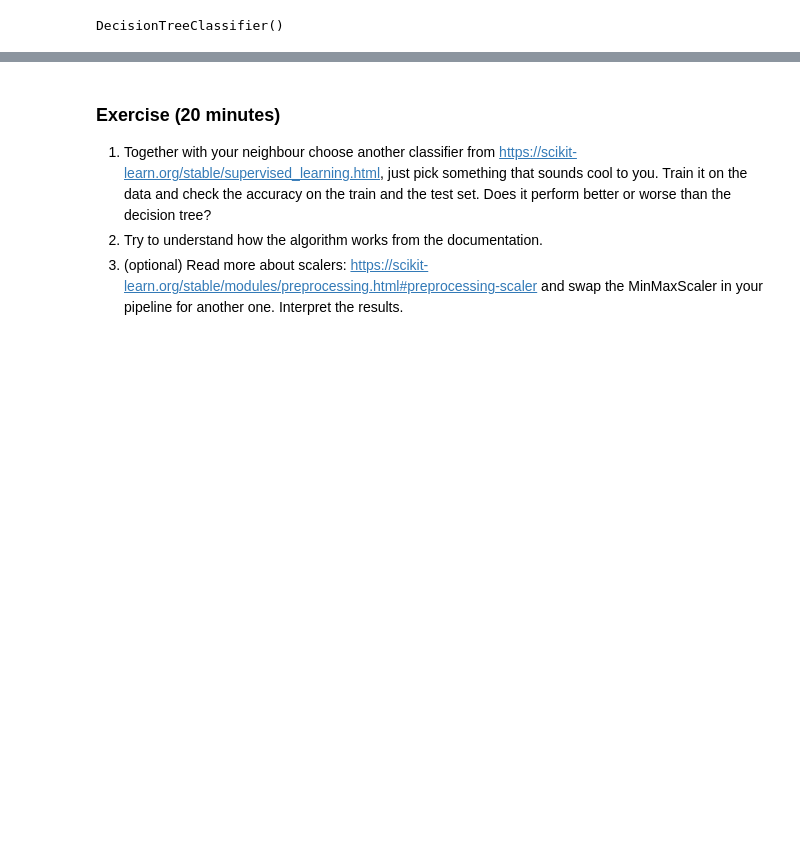
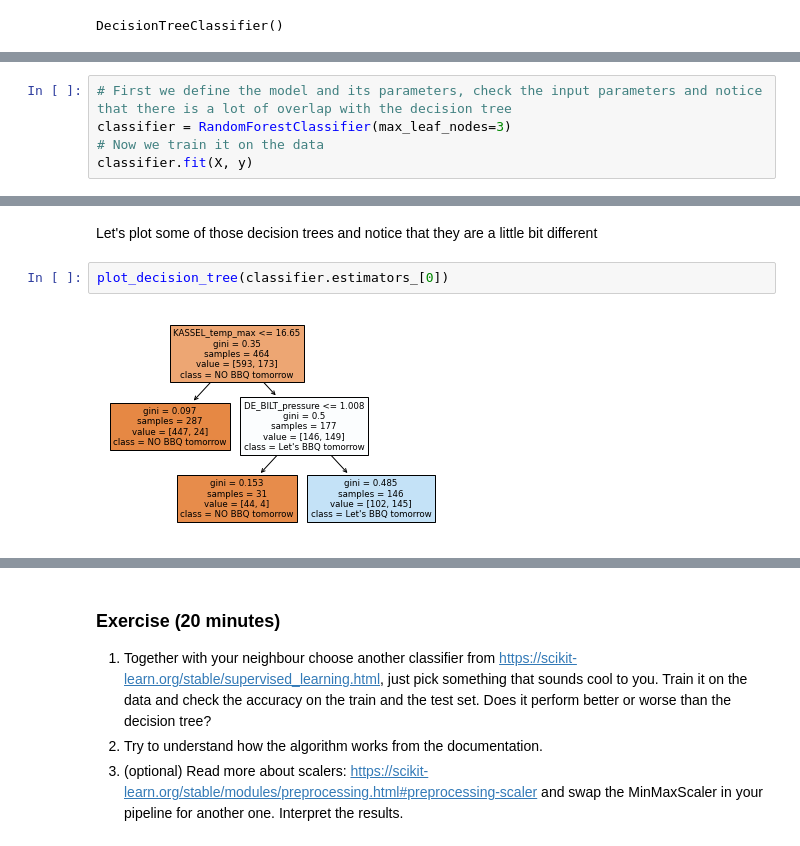
Before and after one commit to esciencecenter-digital-skills/SICSS-odissei-machine-learning, a Jupyter notebook: notebooks/3-Model-pipeline.ipynb, the cells around one changed output, grey strips where cells are left out. Cells and saved outputs as stored; diff of their text form; blank space fills up the shorter version.

Commit message:
Add a part about random forests to classification notebook

```diff
--- a/notebooks/3-Model-pipeline.ipynb
+++ b/notebooks/3-Model-pipeline.ipynb
@@ -195,0 +212,5 @@ tree_model.get_depth()
+# %%
+# First we define the model and its parameters, check the input parameters and notice that there is a lot of overlap with the decision tree
+classifier = RandomForestClassifier(max_leaf_nodes=3)
+# Now we train it on the data
+classifier.fit(X, y)
@@ -195,0 +228,6 @@ tree_model.get_depth()
+# %% [markdown]
+Let's plot some of those decision trees and notice that they are a little bit different
+# %%
+plot_decision_tree(classifier.estimators_[0])
+# %% [output]
+[figure, added]
```
Also changed, not shown: parts of 13 cells of this notebook.
